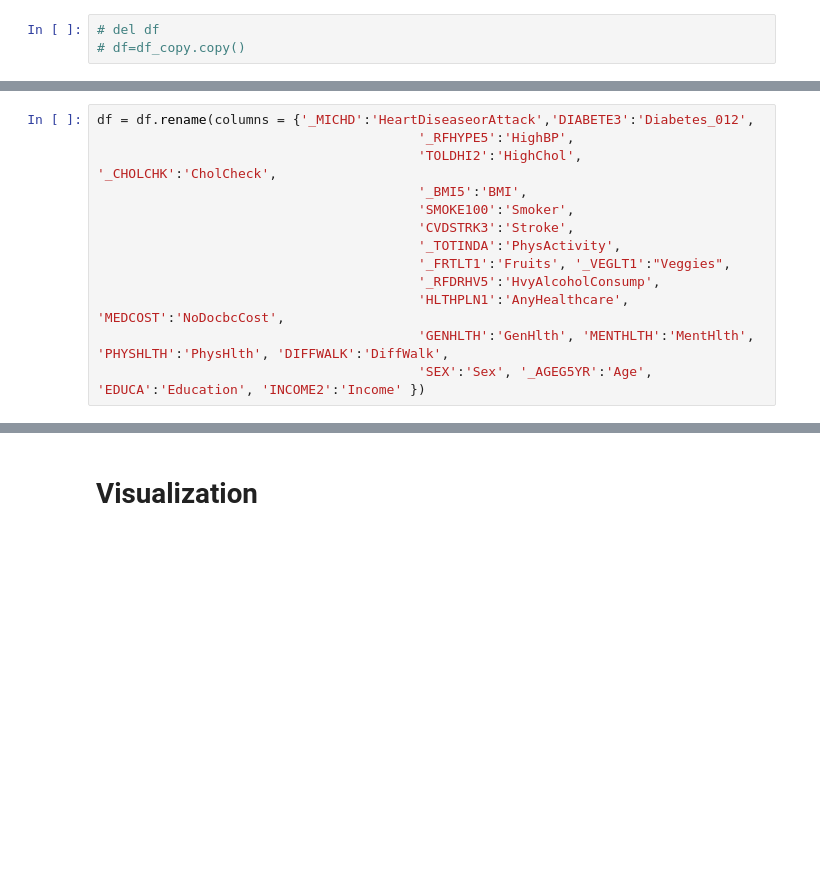
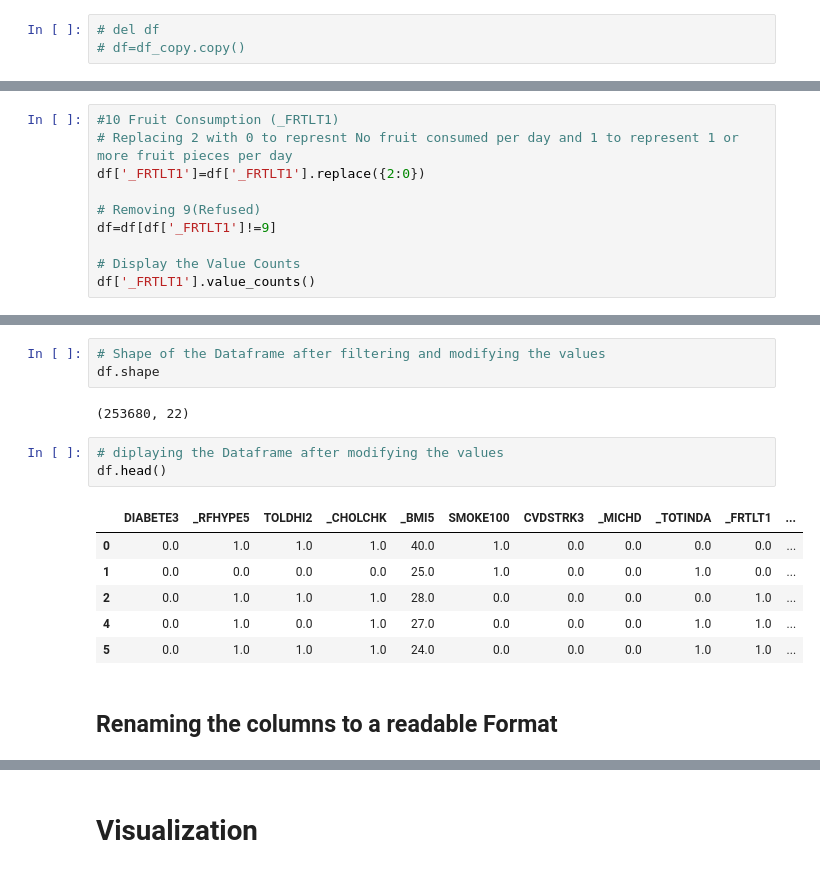
Before and after one commit to ajithpious/DeepSpeech, a Jupyter notebook: Project_BRFSS.ipynb, the cells around one changed output, grey strips where cells are left out. Saved outputs shown, nothing was run; the diff lists cells and outputs as text; blank space fills up the shorter version.

```diff
--- a/Project_BRFSS.ipynb
+++ b/Project_BRFSS.ipynb
@@ -616,13 +184,0 @@ df
-# %%
-df = df.rename(columns = {'_MICHD':'HeartDiseaseorAttack','DIABETE3':'Diabetes_012',
-                                         '_RFHYPE5':'HighBP',
-                                         'TOLDHI2':'HighChol', '_CHOLCHK':'CholCheck',
-                                         '_BMI5':'BMI',
-                                         'SMOKE100':'Smoker',
-                                         'CVDSTRK3':'Stroke',
-                                         '_TOTINDA':'PhysActivity',
-                                         '_FRTLT1':'Fruits', '_VEGLT1':"Veggies",
-                                         '_RFDRHV5':'HvyAlcoholConsump',
-                                         'HLTHPLN1':'AnyHealthcare', 'MEDCOST':'NoDocbcCost',
-                                         'GENHLTH':'GenHlth', 'MENTHLTH':'MentHlth', 'PHYSHLTH':'PhysHlth', 'DIFFWALK':'DiffWalk',
-                                         'SEX':'Sex', '_AGEG5YR':'Age', 'EDUCA':'Education', 'INCOME2':'Income' })
@@ -669,0 +299,10 @@ df=data.copy()
+# %%
+#10 Fruit Consumption (_FRTLT1)
+# Replacing 2 with 0 to represnt No fruit consumed per day and 1 to represent 1 or more fruit pieces per day
+df['_FRTLT1']=df['_FRTLT1'].replace({2:0})
+
+# Removing 9(Refused)
+df=df[df['_FRTLT1']!=9]
+
+# Display the Value Counts
+df['_FRTLT1'].value_counts()
@@ -669,0 +529,17 @@ df=data.copy()
+# %%
+# Shape of the Dataframe after filtering and modifying the values
+df.shape
+# %% [output]
+(253680, 22)
+# %%
+# diplaying the Dataframe after modifying the values
+df.head()
+# %% [output]
+|  | DIABETE3 | _RFHYPE5 | TOLDHI2 | _CHOLCHK | _BMI5 | SMOKE100 | CVDSTRK3 | _MICHD | _TOTINDA | _FRTLT1 | ... |
+| 0 | 0.0 | 1.0 | 1.0 | 1.0 | 40.0 | 1.0 | 0.0 | 0.0 | 0.0 | 0.0 | ... |
+| 1 | 0.0 | 0.0 | 0.0 | 0.0 | 25.0 | 1.0 | 0.0 | 0.0 | 1.0 | 0.0 | ... |
+| 2 | 0.0 | 1.0 | 1.0 | 1.0 | 28.0 | 0.0 | 0.0 | 0.0 | 0.0 | 1.0 | ... |
+| 4 | 0.0 | 1.0 | 0.0 | 1.0 | 27.0 | 0.0 | 0.0 | 0.0 | 1.0 | 1.0 | ... |
+| 5 | 0.0 | 1.0 | 1.0 | 1.0 | 24.0 | 0.0 | 0.0 | 0.0 | 1.0 | 1.0 | ... |
+# %% [markdown]
+## Renaming the columns to a  readable Format
```
Also changed, not shown: parts of 65 cells of this notebook.
